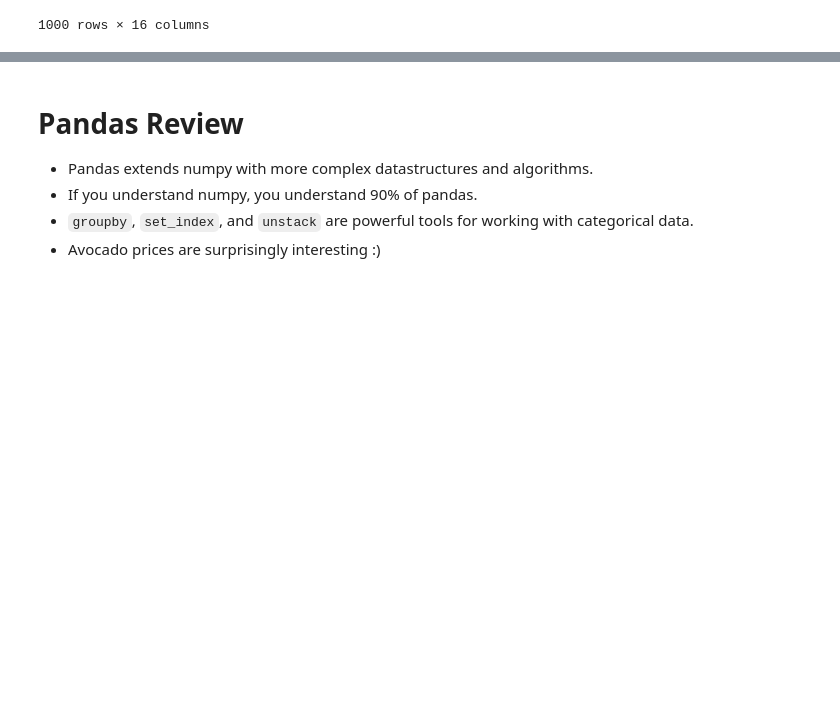
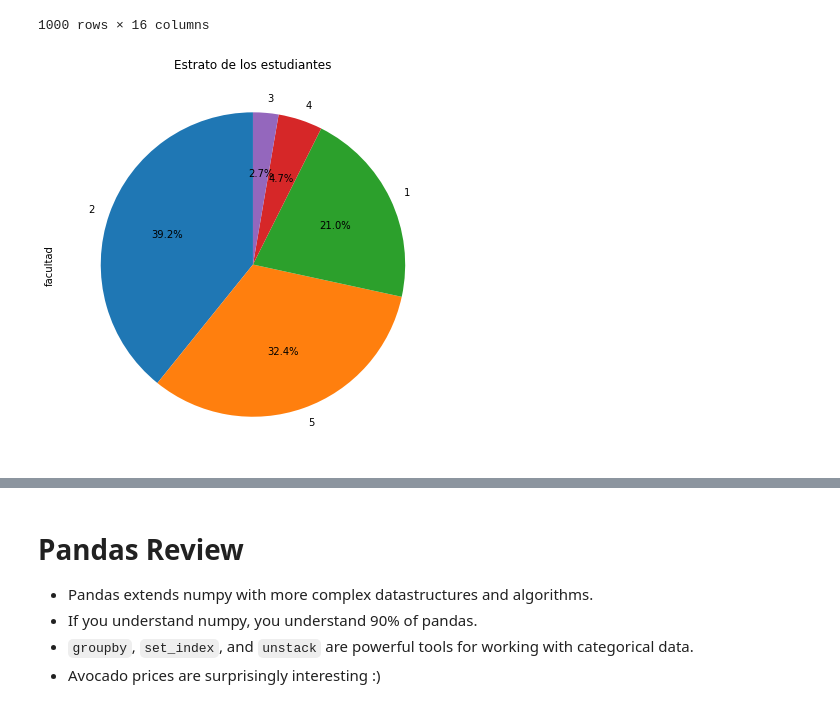
Before and after one commit to mchicaiza123/-MetUN2023I, a Jupyter notebook: lab 2/mchicaizaLab2 (2).ipynb, the cells around one changed output, grey strips where cells are left out. Saved outputs shown, nothing was run; the diff lists cells and outputs as text; code cells hidden in the pictures; blank space fills up the shorter version.

```diff
--- a/lab 2/mchicaizaLab2 (2).ipynb
+++ b/lab 2/mchicaizaLab2 (2).ipynb
@@ -1604,3 +1604,14 @@ colum
 | 998 | 2019-1 | INSCRITO | 1 | FEMENINO | SOLTERO | COLOMBIANO | QUINDÍO | ARMENIA | QUINDÍO | ... |
 | 999 | 2019-1 | INSCRITO | 2 | MASCULINO | SOLTERO | COLOMBIANO | QUINDÍO | QUIMBAYA | QUINDÍO | ... |
 1000 rows × 16 columns
+# %%
+# What's the regional amount of biggest enterprises?
+
+r = colum.loc[:, ['estrato']]
+values = set(r.values.flatten());
+
+colum.groupby(['estrato'])['facultad'].count().plot(kind='pie', y='values', labels=values, autopct='%1.1f%%', startangle=90);
+
+plt.title('Estrato de los estudiantes');
+# %% [output]
+[figure, added]
```
Also changed, not shown: parts of 2 cells of this notebook.
